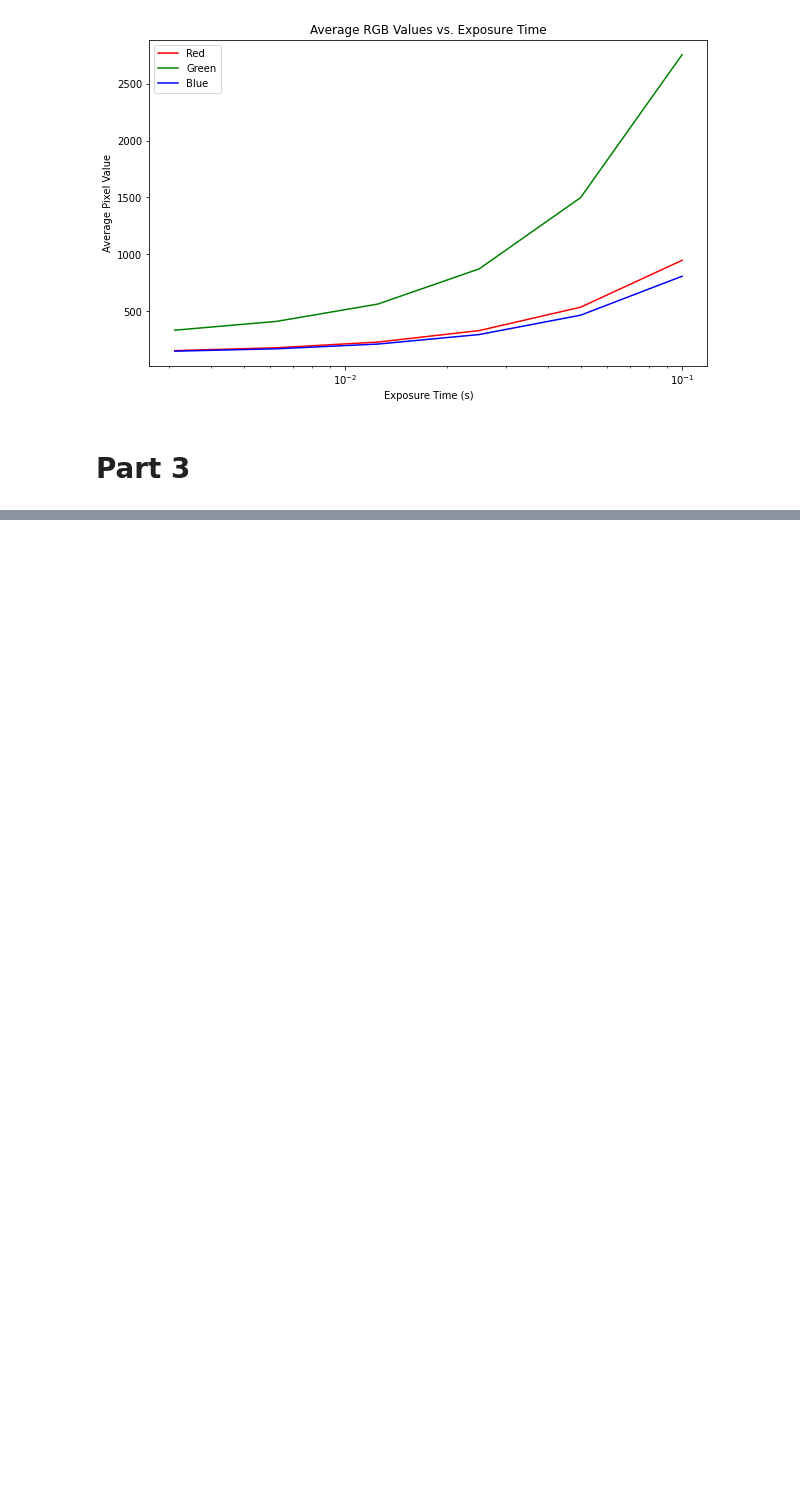
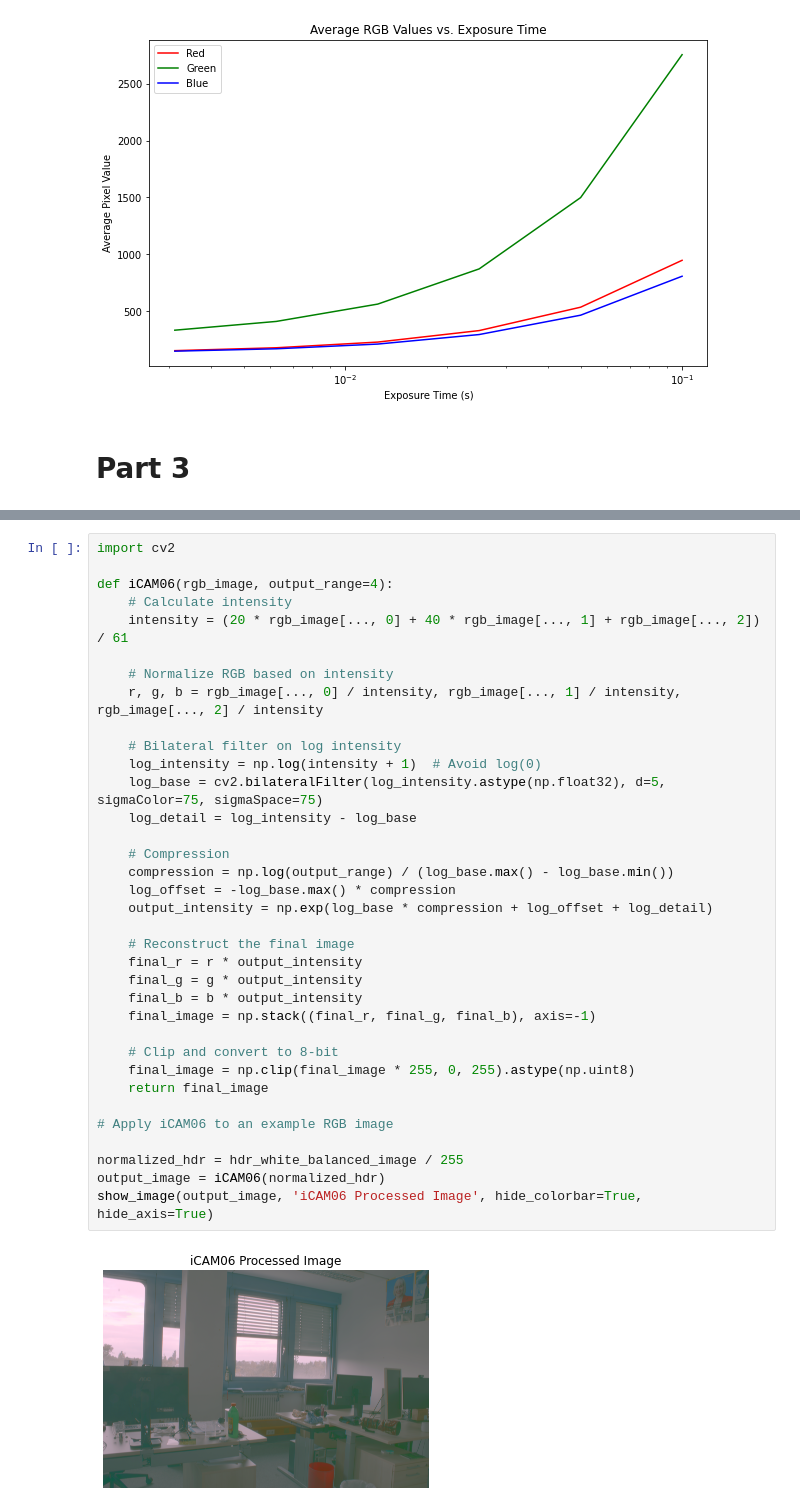
Before and after one commit to samasadii/computer-vision-project, a Jupyter notebook: exercise2/main.ipynb, the cells around one changed output, grey strips where cells are left out. Cells and saved outputs as stored; diff of their text form; blank space fills up the shorter version.

```diff
--- a/exercise2/main.ipynb
+++ b/exercise2/main.ipynb
@@ -179,0 +230,37 @@ show_image(white_balanced_image, 'White Balanced Image', hide_colorbar=True, hid
+# %%
+import cv2
+
+def iCAM06(rgb_image, output_range=4):
+    # Calculate intensity
+    intensity = (20 * rgb_image[..., 0] + 40 * rgb_image[..., 1] + rgb_image[..., 2]) / 61
+
+    # Normalize RGB based on intensity
+    r, g, b = rgb_image[..., 0] / intensity, rgb_image[..., 1] / intensity, rgb_image[..., 2] / intensity
+
+    # Bilateral filter on log intensity
+    log_intensity = np.log(intensity + 1)  # Avoid log(0)
+    log_base = cv2.bilateralFilter(log_intensity.astype(np.float32), d=5, sigmaColor=75, sigmaSpace=75)
+    log_detail = log_intensity - log_base
+
+    # Compression
+    compression = np.log(output_range) / (log_base.max() - log_base.min())
+    log_offset = -log_base.max() * compression
+    output_intensity = np.exp(log_base * compression + log_offset + log_detail)
+
+    # Reconstruct the final image
+    final_r = r * output_intensity
+    final_g = g * output_intensity
+    final_b = b * output_intensity
+    final_image = np.stack((final_r, final_g, final_b), axis=-1)
+
+    # Clip and convert to 8-bit
+    final_image = np.clip(final_image * 255, 0, 255).astype(np.uint8)
+    return final_image
+
+# Apply iCAM06 to an example RGB image
+
+normalized_hdr = hdr_white_balanced_image / 255
+output_image = iCAM06(normalized_hdr)
+show_image(output_image, 'iCAM06 Processed Image', hide_colorbar=True, hide_axis=True)
+# %% [output]
+[figure, added]
```
Also changed, not shown: parts of 9 cells of this notebook, 2 other files.
